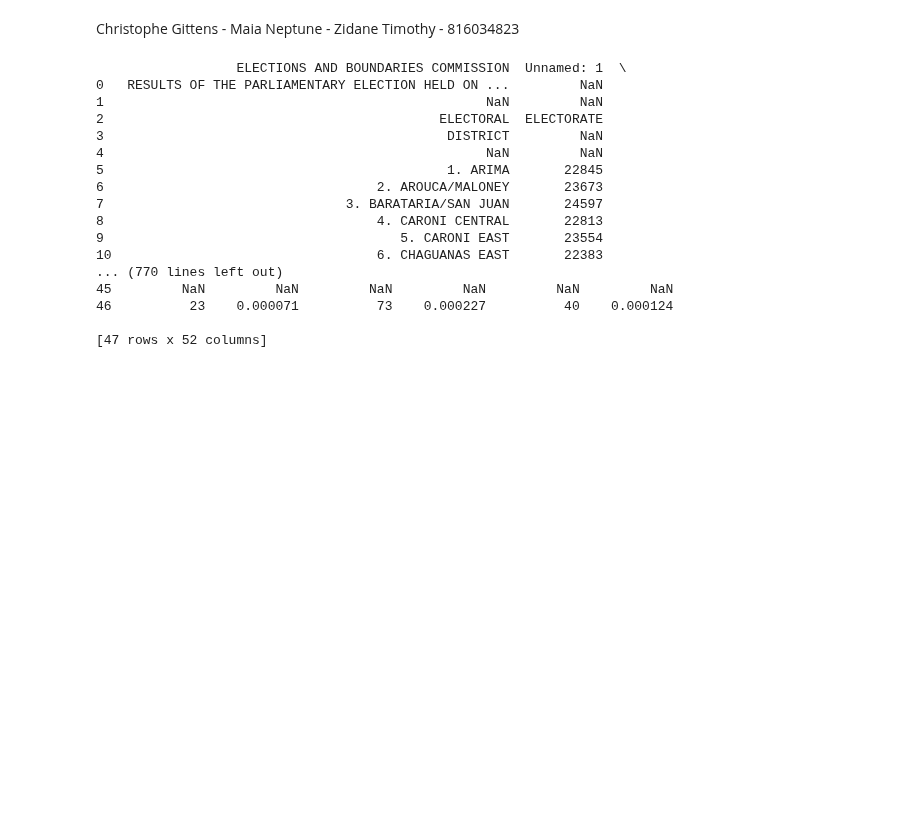
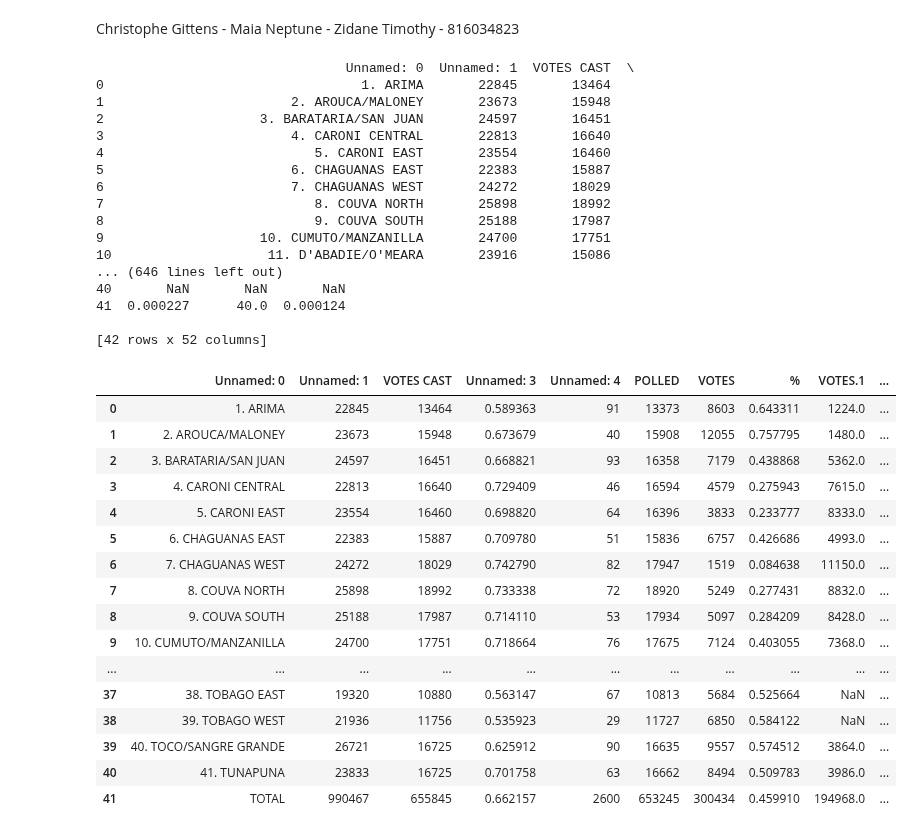
Before and after one commit to CorporaCorporate/COMP-3610-Project, a Jupyter notebook: election_results.ipynb, the cells around one changed output. Saved outputs shown, nothing was run; the diff lists cells and outputs as text; code cells hidden in the pictures; blank space fills up the shorter version.

```diff
--- a/election_results.ipynb
+++ b/election_results.ipynb
@@ -16,33 +16,52 @@ import pandas as pd
 import numpy as np
 import csv
 # %%
-election_results = pd.read_excel("D:/UWI/Year 3/Sem 2/COMP3610-Big-Data/Project/Project Clone 1/COMP-3610-Project/collated-tt-election-results.xlsx", sheet_name=['2007', '2010', '2015','2020'])
+election_results = pd.read_excel("D:/UWI/Year 3/Sem 2/COMP3610-Big-Data/Project/Project Clone 1/COMP-3610-Project/collated-tt-election-results.xlsx", sheet_name=['2007', '2010', '2015','2020'], skiprows=[0,1,2,3,4])
 
+# headers =
 # Access individual sheets using sheet names
-sheet1_df = election_results['2007']
-sheet2_df = election_results['2010']
-sheet3_df = election_results['2015']
-sheet4_df = election_results['2020']
+sheet_2007 = election_results['2007']
+sheet_2010 = election_results['2010']
+sheet_2015 = election_results['2015']
+sheet_2020 = election_results['2020']
 
-print(sheet1_df)
-print(sheet2_df)
-print(sheet3_df)
-print(sheet4_df)
+print(sheet_2007)
+print(sheet_2010)
+print(sheet_2015)
+print(sheet_2020)
+sheet_2007
 # %% [output]
-                  ELECTIONS AND BOUNDARIES COMMISSION  Unnamed: 1  \
-0   RESULTS OF THE PARLIAMENTARY ELECTION HELD ON ...         NaN
-1                                                 NaN         NaN
-2                                           ELECTORAL  ELECTORATE
-3                                            DISTRICT         NaN
-4                                                 NaN         NaN
-5                                            1. ARIMA       22845
-6                                   2. AROUCA/MALONEY       23673
-7                               3. BARATARIA/SAN JUAN       24597
-8                                   4. CARONI CENTRAL       22813
-9                                      5. CARONI EAST       23554
-10                                  6. CHAGUANAS EAST       22383
-... (770 lines left out)
-45         NaN         NaN         NaN         NaN         NaN         NaN
-46          23    0.000071          73    0.000227          40    0.000124
+                                Unnamed: 0  Unnamed: 1  VOTES CAST  \
+0                                 1. ARIMA       22845       13464
+1                        2. AROUCA/MALONEY       23673       15948
+2                    3. BARATARIA/SAN JUAN       24597       16451
+3                        4. CARONI CENTRAL       22813       16640
+4                           5. CARONI EAST       23554       16460
+5                        6. CHAGUANAS EAST       22383       15887
+6                        7. CHAGUANAS WEST       24272       18029
+7                           8. COUVA NORTH       25898       18992
+8                           9. COUVA SOUTH       25188       17987
+9                    10. CUMUTO/MANZANILLA       24700       17751
+10                    11. D'ABADIE/O'MEARA       23916       15086
+... (646 lines left out)
+40       NaN       NaN       NaN
+41  0.000227      40.0  0.000124
 
-[47 rows x 52 columns]
+[42 rows x 52 columns]
+|  | Unnamed: 0 | Unnamed: 1 | VOTES CAST | Unnamed: 3 | Unnamed: 4 | POLLED | VOTES | % | VOTES.1 | ... |
+| 0 | 1. ARIMA | 22845 | 13464 | 0.589363 | 91 | 13373 | 8603 | 0.643311 | 1224.0 | ... |
+| 1 | 2. AROUCA/MALONEY | 23673 | 15948 | 0.673679 | 40 | 15908 | 12055 | 0.757795 | 1480.0 | ... |
+| 2 | 3. BARATARIA/SAN JUAN | 24597 | 16451 | 0.668821 | 93 | 16358 | 7179 | 0.438868 | 5362.0 | ... |
+| 3 | 4. CARONI CENTRAL | 22813 | 16640 | 0.729409 | 46 | 16594 | 4579 | 0.275943 | 7615.0 | ... |
+| 4 | 5. CARONI EAST | 23554 | 16460 | 0.698820 | 64 | 16396 | 3833 | 0.233777 | 8333.0 | ... |
+| 5 | 6. CHAGUANAS EAST | 22383 | 15887 | 0.709780 | 51 | 15836 | 6757 | 0.426686 | 4993.0 | ... |
+| 6 | 7. CHAGUANAS WEST | 24272 | 18029 | 0.742790 | 82 | 17947 | 1519 | 0.084638 | 11150.0 | ... |
+| 7 | 8. COUVA NORTH | 25898 | 18992 | 0.733338 | 72 | 18920 | 5249 | 0.277431 | 8832.0 | ... |
+| 8 | 9. COUVA SOUTH | 25188 | 17987 | 0.714110 | 53 | 17934 | 5097 | 0.284209 | 8428.0 | ... |
+| 9 | 10. CUMUTO/MANZANILLA | 24700 | 17751 | 0.718664 | 76 | 17675 | 7124 | 0.403055 | 7368.0 | ... |
+| ... | ... | ... | ... | ... | ... | ... | ... | ... | ... | ... |
+| 37 | 38. TOBAGO EAST | 19320 | 10880 | 0.563147 | 67 | 10813 | 5684 | 0.525664 | NaN | ... |
+| 38 | 39. TOBAGO WEST | 21936 | 11756 | 0.535923 | 29 | 11727 | 6850 | 0.584122 | NaN | ... |
+| 39 | 40. TOCO/SANGRE GRANDE | 26721 | 16725 | 0.625912 | 90 | 16635 | 9557 | 0.574512 | 3864.0 | ... |
+| 40 | 41. TUNAPUNA | 23833 | 16725 | 0.701758 | 63 | 16662 | 8494 | 0.509783 | 3986.0 | ... |
+| 41 | TOTAL | 990467 | 655845 | 0.662157 | 2600 | 653245 | 300434 | 0.459910 | 194968.0 | ... |
```
Also changed, not shown: parts of 9 cells of this notebook.
